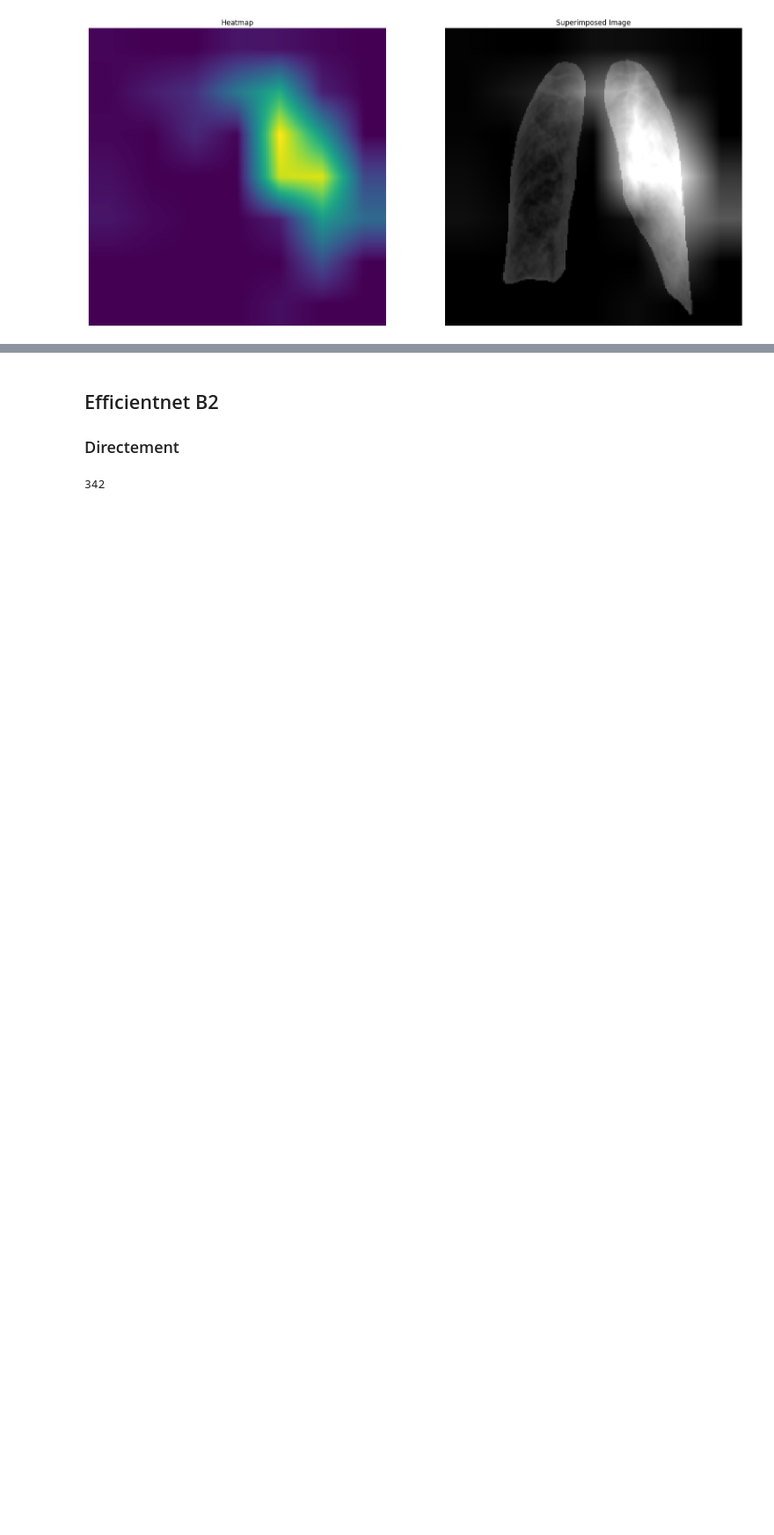
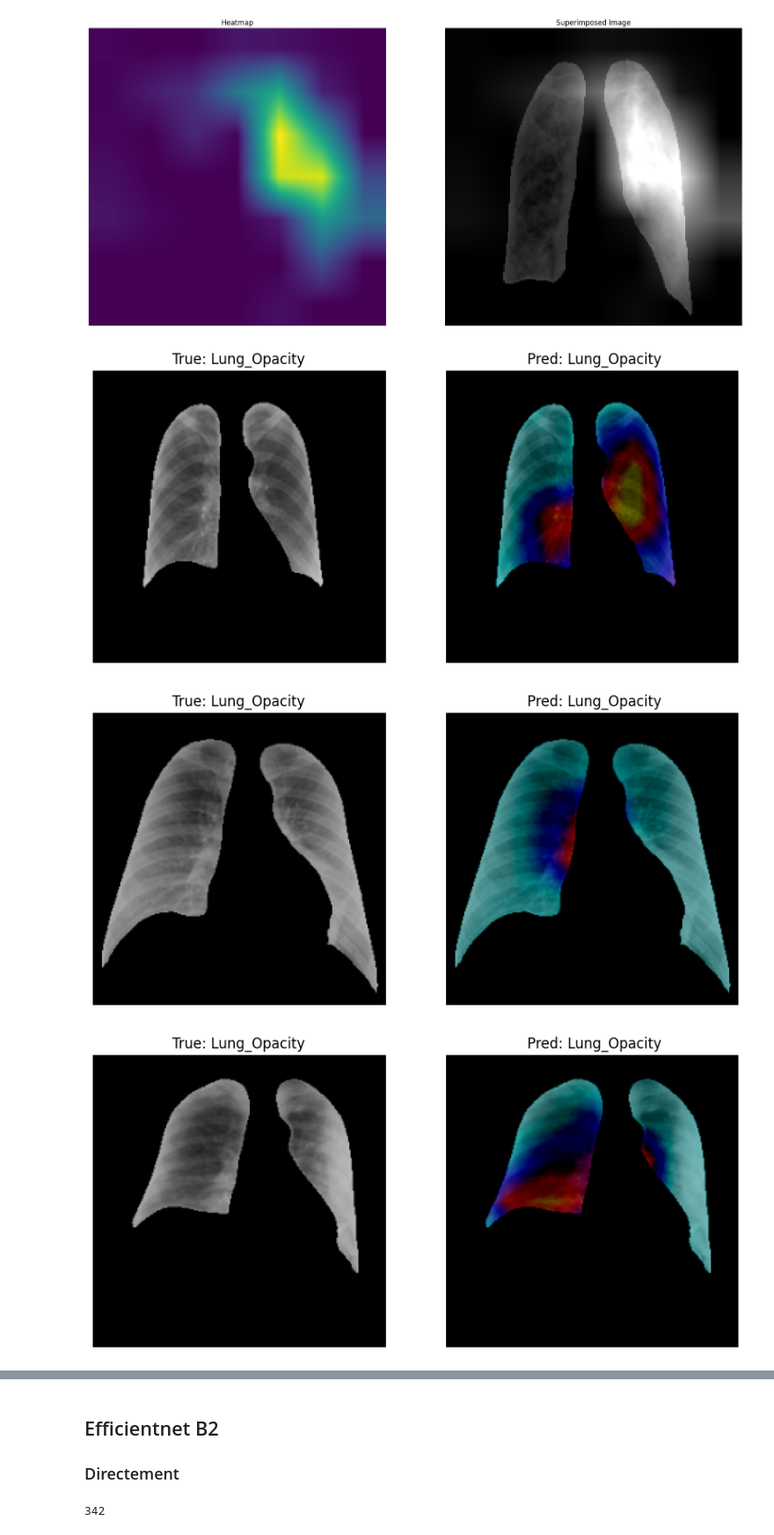
Before and after one commit to mmelkowski/radio_pulmo, a Jupyter notebook: notebooks/CHO_notebook_model_Keras.ipynb, the cells around one changed output, grey strips where cells are left out. Shown at 88% size. Saved outputs shown, nothing was run; the diff lists cells and outputs as text; code cells hidden in the pictures; blank space fills up the shorter version.

Commit message:
UPDATE(model Keras) : add true and predicted labels on gradcam

```diff
--- a/notebooks/CHO_notebook_model_Keras.ipynb
+++ b/notebooks/CHO_notebook_model_Keras.ipynb
@@ -1681,3 +1672,51 @@ for i in x :
 [figure]
 [figure]
 [figure]
+# %%
+import random
+
+def display_gradcam(img_path, heatmap, pred_label, true_label, alpha=-0.5):
+    img = cv2.imread(img_path)
+    img = cv2.cvtColor(img, cv2.COLOR_BGR2RGB)
+    heatmap = cv2.resize(heatmap, (img.shape[1], img.shape[0]))
+    heatmap = np.uint8(255 * heatmap)
+    heatmap = cv2.applyColorMap(heatmap, cv2.COLORMAP_JET)
+    superimposed_img = heatmap * alpha + img
+    superimposed_img = np.clip(superimposed_img, 0, 255).astype("uint8")
+
+    plt.figure(figsize=(20, 10))
+ # Afficher l'image superposée
+    plt.subplot(2, 1, 1)
+    plt.imshow(img, cmap='viridis')
+    plt.title(f'True: {true_label}')
+    plt.axis('off')
+
+    plt.subplot(2, 2, 2)
+    plt.title(f' Pred: {pred_label}')
+    plt.imshow(superimposed_img)
+    plt.axis('off')
+    plt.show()
+
+# Obtenir un batch d'images
+dataiter = iter(test_dataset)
+images, labels = next(dataiter)
+class_labels = list(test_dataset.class_indices.keys())
+
+
+x = [random.randint(0, (len(images)-1)) for p in range(0, 10)]
+
+
+# Parcourir les images du batch
+for i in x:
+    img_array = np.expand_dims(images[i], axis=0)
+    heatmap = make_gradcam_heatmap(img_array, model, "conv5_block3_out")
+
+    pred_label = class_labels[tf.argmax(model.predict(img_array)[0])]
+    true_label = class_labels[tf.argmax(labels[i])]
+
+    img_path = f"{data_dir}/{test_dataset.filenames[i]}"
+    display_gradcam(img_path, heatmap, pred_label, true_label)
+# %% [output]
+[figure, added]
+[figure, added]
+[figure, added]
```
Also changed, not shown: parts of 3 cells of this notebook.
